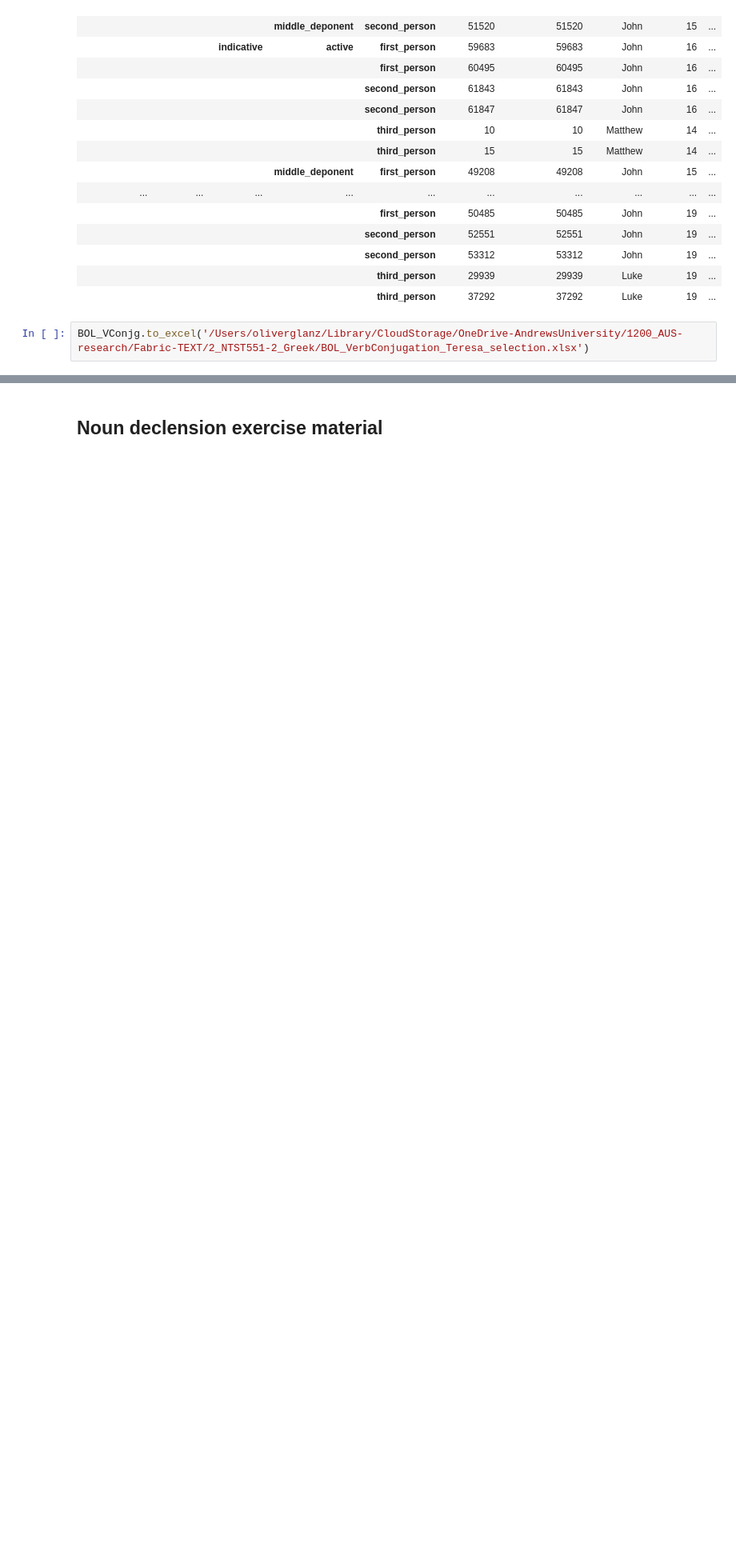
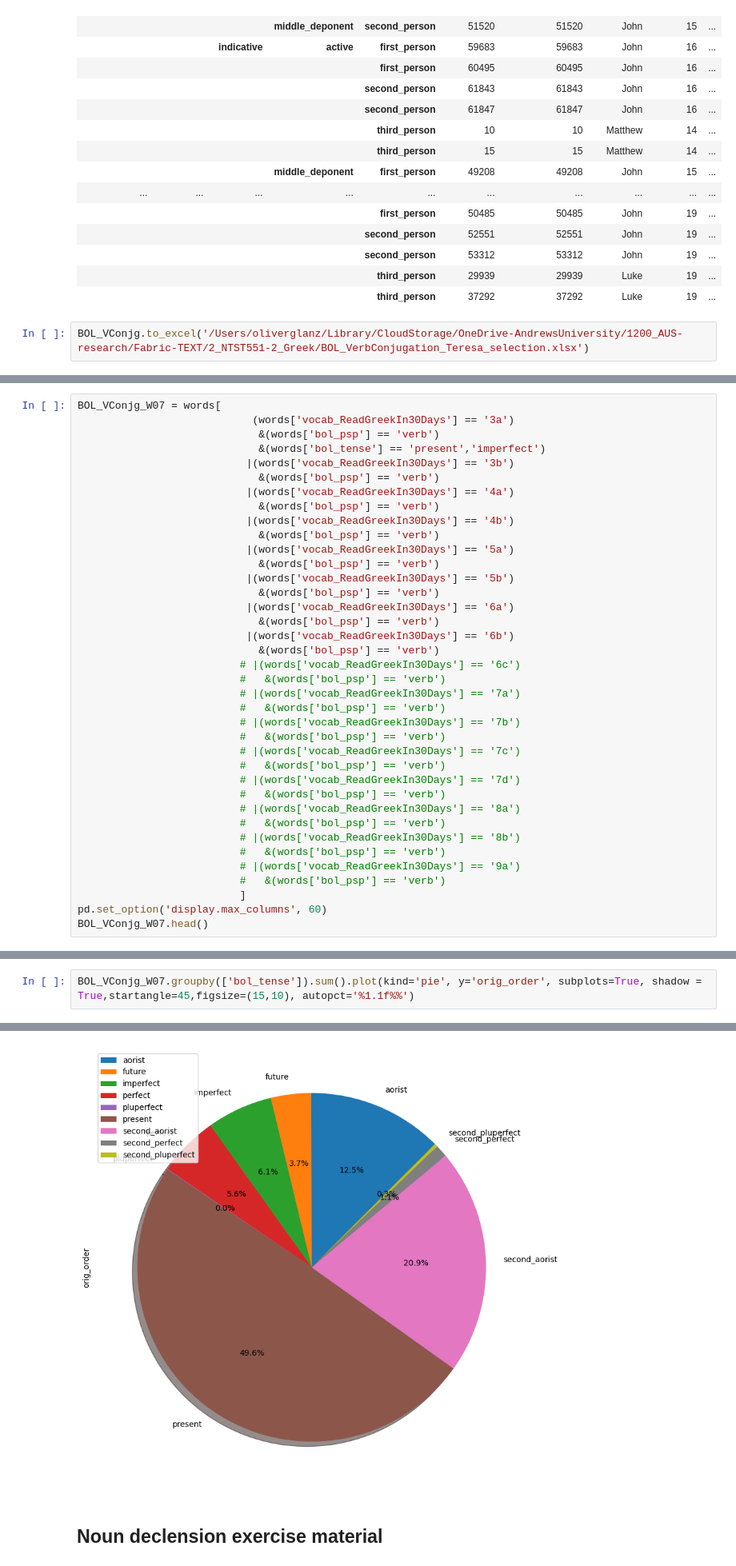
Before and after one commit to oliverglanz/Text-Fabric, a Jupyter notebook: Greek/1000_N1904-BOL_exercise-production.ipynb, the cells around one changed output, grey strips where cells are left out. Shown at 80% size. Cells and saved outputs as stored; diff of their text form; blank space fills up the shorter version.

```diff
--- a/Greek/1000_N1904-BOL_exercise-production.ipynb
+++ b/Greek/1000_N1904-BOL_exercise-production.ipynb
@@ -182,0 +315,38 @@ BOL_VConjg.to_excel('/Users/oliverglanz/Library/CloudStorage/OneDrive-AndrewsUni
+# %%
+BOL_VConjg_W07 = words[
+                            (words['vocab_ReadGreekIn30Days'] == '3a')
+                             &(words['bol_psp'] == 'verb')
+                             &(words['bol_tense'] == 'present','imperfect')
+                           |(words['vocab_ReadGreekIn30Days'] == '3b')
+                             &(words['bol_psp'] == 'verb')
+                           |(words['vocab_ReadGreekIn30Days'] == '4a')
+                             &(words['bol_psp'] == 'verb')
+                           |(words['vocab_ReadGreekIn30Days'] == '4b')
+                             &(words['bol_psp'] == 'verb')
+                           |(words['vocab_ReadGreekIn30Days'] == '5a')
+                             &(words['bol_psp'] == 'verb')
+                           |(words['vocab_ReadGreekIn30Days'] == '5b')
+                             &(words['bol_psp'] == 'verb')
+                           |(words['vocab_ReadGreekIn30Days'] == '6a')
+                             &(words['bol_psp'] == 'verb')
+                           |(words['vocab_ReadGreekIn30Days'] == '6b')
+                             &(words['bol_psp'] == 'verb')
+                          # |(words['vocab_ReadGreekIn30Days'] == '6c')
+                          #   &(words['bol_psp'] == 'verb')
+                          # |(words['vocab_ReadGreekIn30Days'] == '7a')
+                          #   &(words['bol_psp'] == 'verb')
+                          # |(words['vocab_ReadGreekIn30Days'] == '7b')
+                          #   &(words['bol_psp'] == 'verb')
+                          # |(words['vocab_ReadGreekIn30Days'] == '7c')
+                          #   &(words['bol_psp'] == 'verb')
+                          # |(words['vocab_ReadGreekIn30Days'] == '7d')
+                          #   &(words['bol_psp'] == 'verb')
+                          # |(words['vocab_ReadGreekIn30Days'] == '8a')
+                          #   &(words['bol_psp'] == 'verb')
+                          # |(words['vocab_ReadGreekIn30Days'] == '8b')
+                          #   &(words['bol_psp'] == 'verb')
+                          # |(words['vocab_ReadGreekIn30Days'] == '9a')
+                          #   &(words['bol_psp'] == 'verb')
+                          ]
+pd.set_option('display.max_columns', 60)
+BOL_VConjg_W07.head()
@@ -182,0 +355,3 @@ BOL_VConjg.to_excel('/Users/oliverglanz/Library/CloudStorage/OneDrive-AndrewsUni
+# %%
+BOL_VConjg_W07.groupby(['bol_tense']).sum().plot(kind='pie', y='orig_order', subplots=True, shadow = True,startangle=45,figsize=(15,10), autopct='%1.1f%%')
+# %% [output]
@@ -183,3 +359,4 @@ BOL_VConjg.to_excel('/Users/oliverglanz/Library/CloudStorage/OneDrive-AndrewsUni
+[figure, added]
 # %% [markdown]
 ## Noun declension exercise material
 # %%
```
Also changed, not shown: parts of 29 cells of this notebook.
